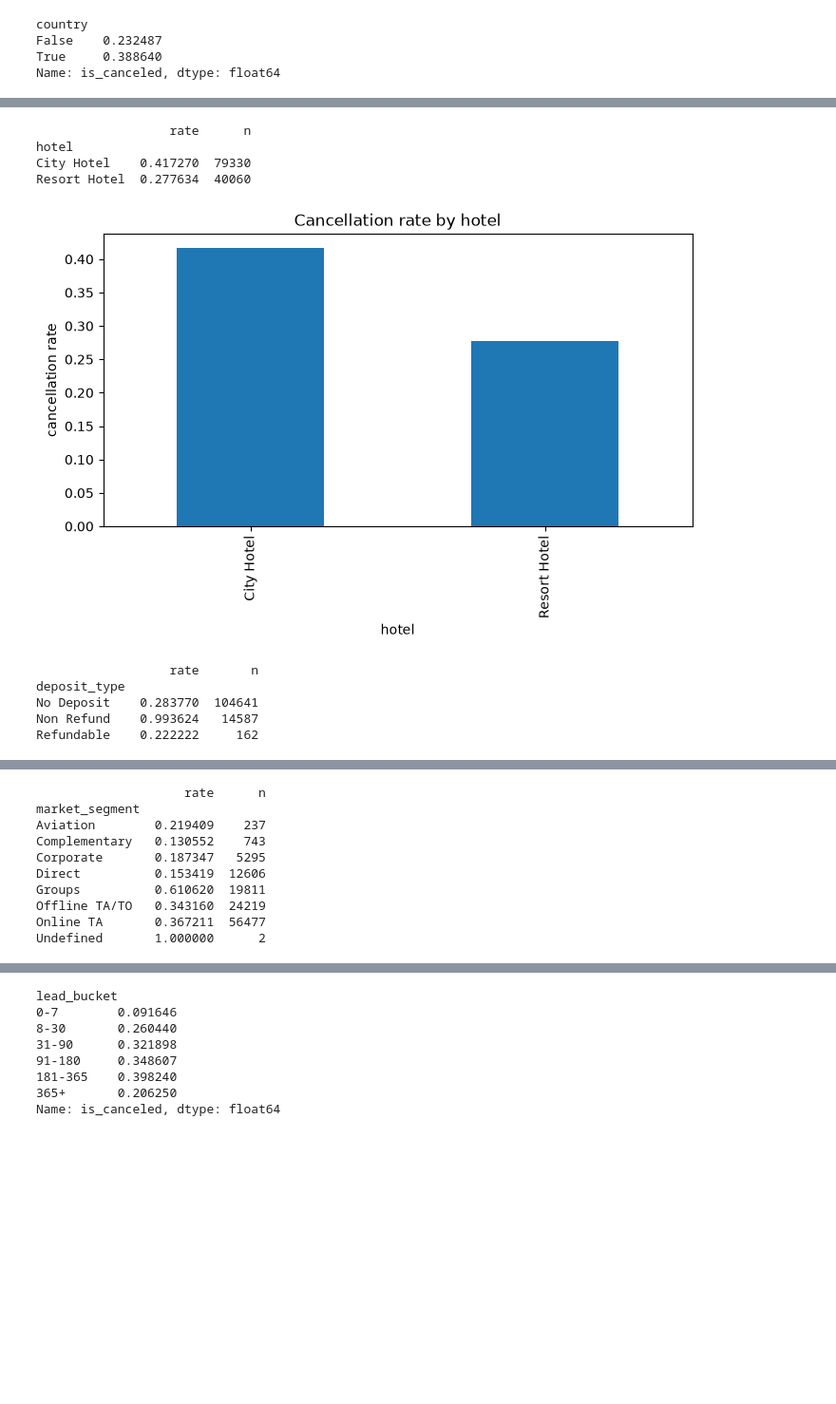
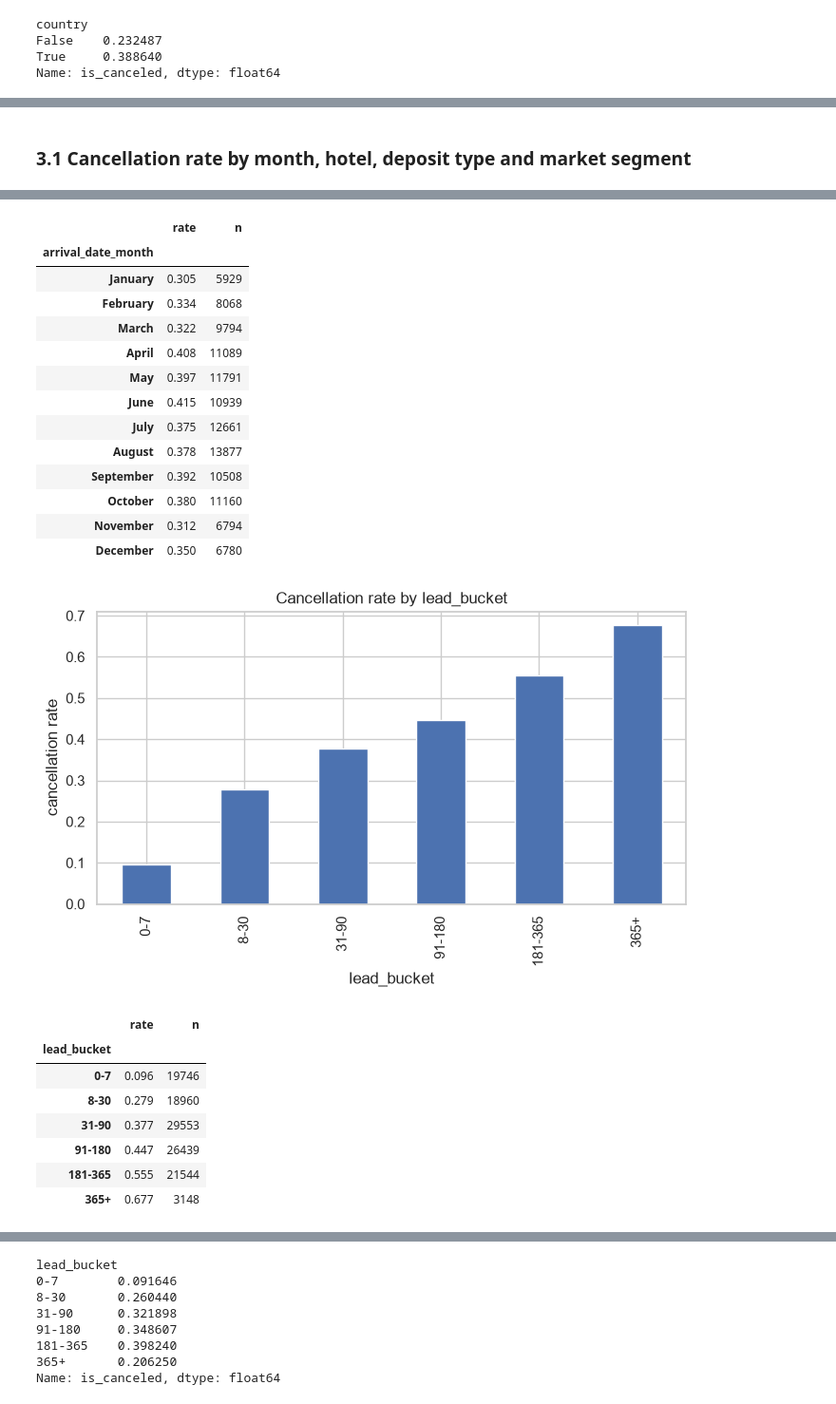
Before and after one commit to Hiruna01/hotel-booking-intelligence, a Jupyter notebook: notebooks/01_eda_cleaning.ipynb, the cells around one changed output, grey strips where cells are left out. Shown at 95% size. Saved outputs shown, nothing was run; the diff lists cells and outputs as text; code cells hidden in the pictures; blank space fills up the shorter version.

```diff
--- a/notebooks/01_eda_cleaning.ipynb
+++ b/notebooks/01_eda_cleaning.ipynb
@@ -17,7 +83,5 @@ df = pd.read_csv("../data/hotel_bookings.csv")
 # %%
-# We use .shape() to find the dimensions (cloumns) and the size of the dataset (Rows)
-print(df.shape)
-
-# Use head() to quickly inspect the first few rows
-df.head()
+raw = pd.read_csv(DATA_RAW)
+print(f"{raw.shape[0]:,} rows x {raw.shape[1]} columns")   # .shape is an attribute, not a method
+raw.head()
 # %% [output]
@@ -192,17 +284,17 @@ Name: is_canceled, dtype: float64
 # %%
-month_order = ["January", "February", "March", "April", "May", "June", "July", "August", "September", "October", "November", "December"]
-
-def cancel_rate(df, col, order=None):
-    """ Bar chart of cancellation rate per category, with counts printed."""
-    g = df.groupby(col)["is_canceled"].agg(rate="mean", n="size")
-    if order: g= g.reindex(order)
-    print(g)
-    g["rate"].plot(kind="bar", figsize=(8,4))
-    plt.ylabel("cancellation rate"); plt.title(f"Cancellation rate by {col}")
-    plt.show()
+eda = raw.copy()
+eda["lead_bucket"] = pd.cut(
+    eda["lead_time"],
+    bins=[-1, 7, 30, 90, 180, 365, np.inf],
+    labels=["0-7", "8-30", "31-90", "91-180", "181-365", "365+"],
+)
+# %% [markdown]
+### 3.1 Cancellation rate by month, hotel, deposit type and market segment
 # %%
-cancel_rate(df, "arrival_date_month", order=month_order)
-cancel_rate(df, "hotel")
-cancel_rate(df, "deposit_type")
-cancel_rate(df, "market_segment")
+
+cancel_rate(raw, "arrival_date_month", order=MONTH_ORDER)
+cancel_rate(eda, "lead_bucket")
+cancel_rate(eda, "hotel")
+cancel_rate(eda, "deposit_type")
+cancel_rate(eda, "market_segment")
 # %% [output]
@@ -224,10 +302,23 @@ December            0.349705   6780
-                  rate      n
-hotel
-City Hotel    0.417270  79330
-Resort Hotel  0.277634  40060
+|  | rate | n |
+| arrival_date_month |  |  |
+| January | 0.305 | 5929 |
+| February | 0.334 | 8068 |
+| March | 0.322 | 9794 |
+| April | 0.408 | 11089 |
+| May | 0.397 | 11791 |
+| June | 0.415 | 10939 |
+| July | 0.375 | 12661 |
+| August | 0.378 | 13877 |
+| September | 0.392 | 10508 |
+| October | 0.380 | 11160 |
+| November | 0.312 | 6794 |
+| December | 0.350 | 6780 |
-[figure, old version]
+[figure, new version]
-                  rate       n
-deposit_type
-No Deposit    0.283770  104641
-Non Refund    0.993624   14587
-Refundable    0.222222     162
+|  | rate | n |
+| lead_bucket |  |  |
+| 0-7 | 0.096 | 19746 |
+| 8-30 | 0.279 | 18960 |
+| 31-90 | 0.377 | 29553 |
+| 91-180 | 0.447 | 26439 |
+| 181-365 | 0.555 | 21544 |
+| 365+ | 0.677 | 3148 |
@@ -235,10 +325,0 @@ Refundable    0.222222     162
-                    rate      n
-market_segment
-Aviation        0.219409    237
-Complementary   0.130552    743
-Corporate       0.187347   5295
-Direct          0.153419  12606
-Groups          0.610620  19811
-Offline TA/TO   0.343160  24219
-Online TA       0.367211  56477
-Undefined       1.000000      2
```
Also changed, not shown: parts of 76 cells of this notebook, 3 other files.
